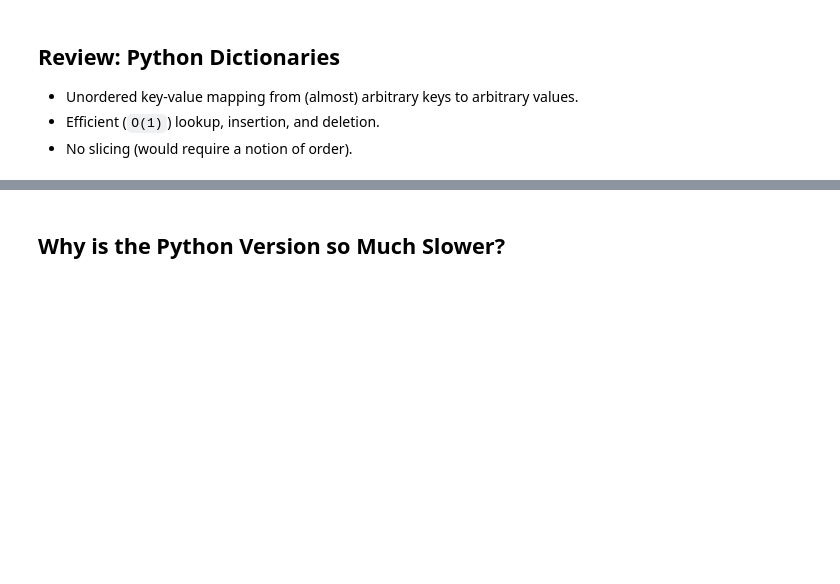
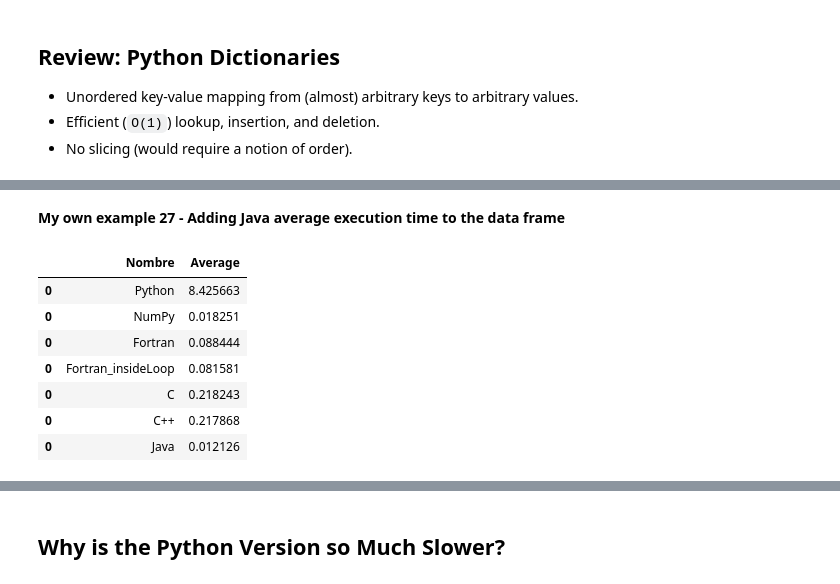
Before and after one commit to lalopezpa/AlgorithmsUN2022II, a Jupyter notebook: lalopezpa_Lab2.ipynb, the cells around one changed output, grey strips where cells are left out. Saved outputs shown, nothing was run; the diff lists cells and outputs as text; code cells hidden in the pictures; blank space fills up the shorter version.

```diff
--- a/lalopezpa_Lab2.ipynb
+++ b/lalopezpa_Lab2.ipynb
@@ -605,0 +619,4 @@ Wall time: 267 µs
+# %%
+df5 = pd.DataFrame({'Nombre':['C'],'Average': [elapsed_time_c]})
+df = df.append(df5)
+df
@@ -605,0 +763,15 @@ Wall time: 267 µs
+# %% [markdown]
+**My own example 27 - Adding Java average execution time to the data frame**
+# %%
+df7 = pd.DataFrame({'Nombre':['Java'],'Average': [elapsed_time_java]})
+df = df.append(df7)
+df
+# %% [output]
+|  | Nombre | Average |
+| 0 | Python | 8.425663 |
+| 0 | NumPy | 0.018251 |
+| 0 | Fortran | 0.088444 |
+| 0 | Fortran_insideLoop | 0.081581 |
+| 0 | C | 0.218243 |
+| 0 | C++ | 0.217868 |
+| 0 | Java | 0.012126 |
```
Also changed, not shown: parts of 144 cells of this notebook.
